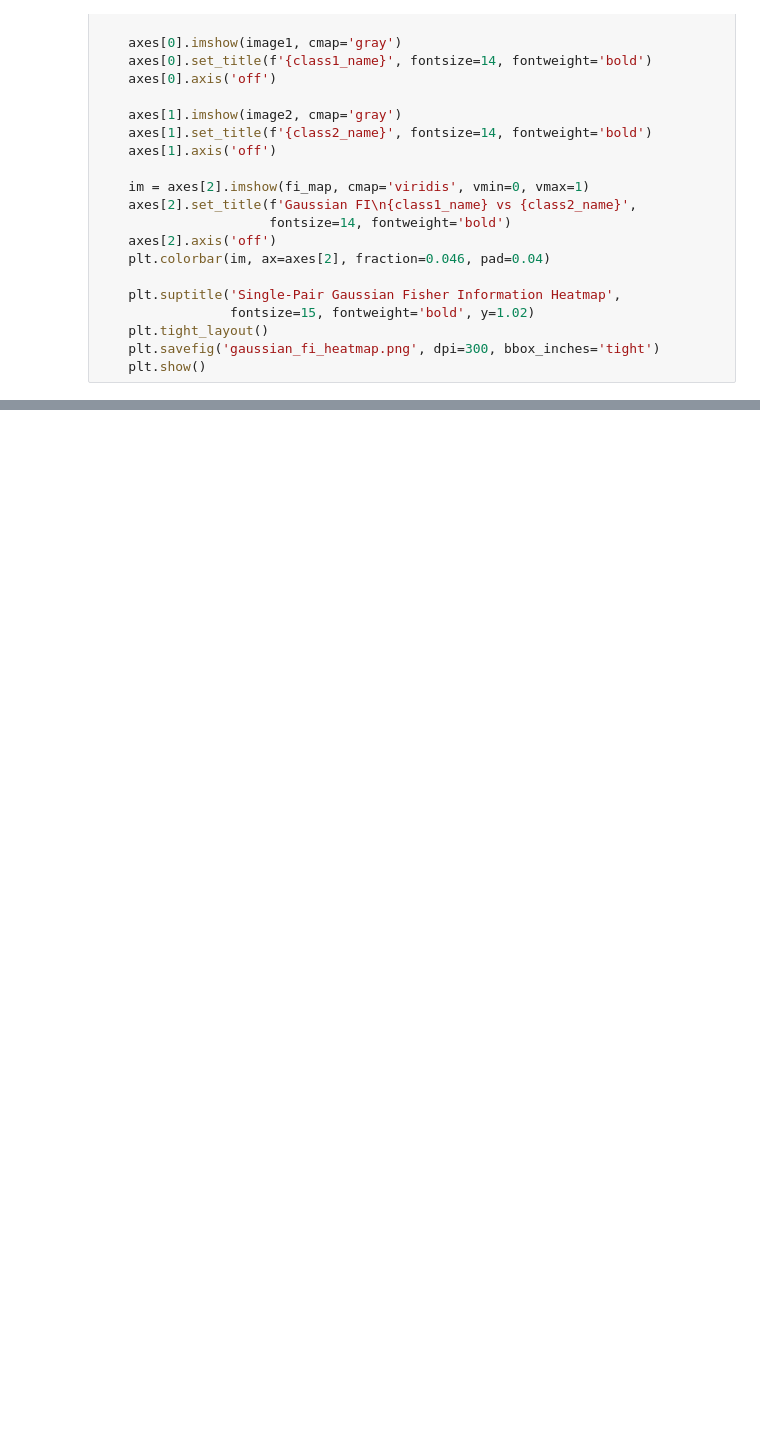
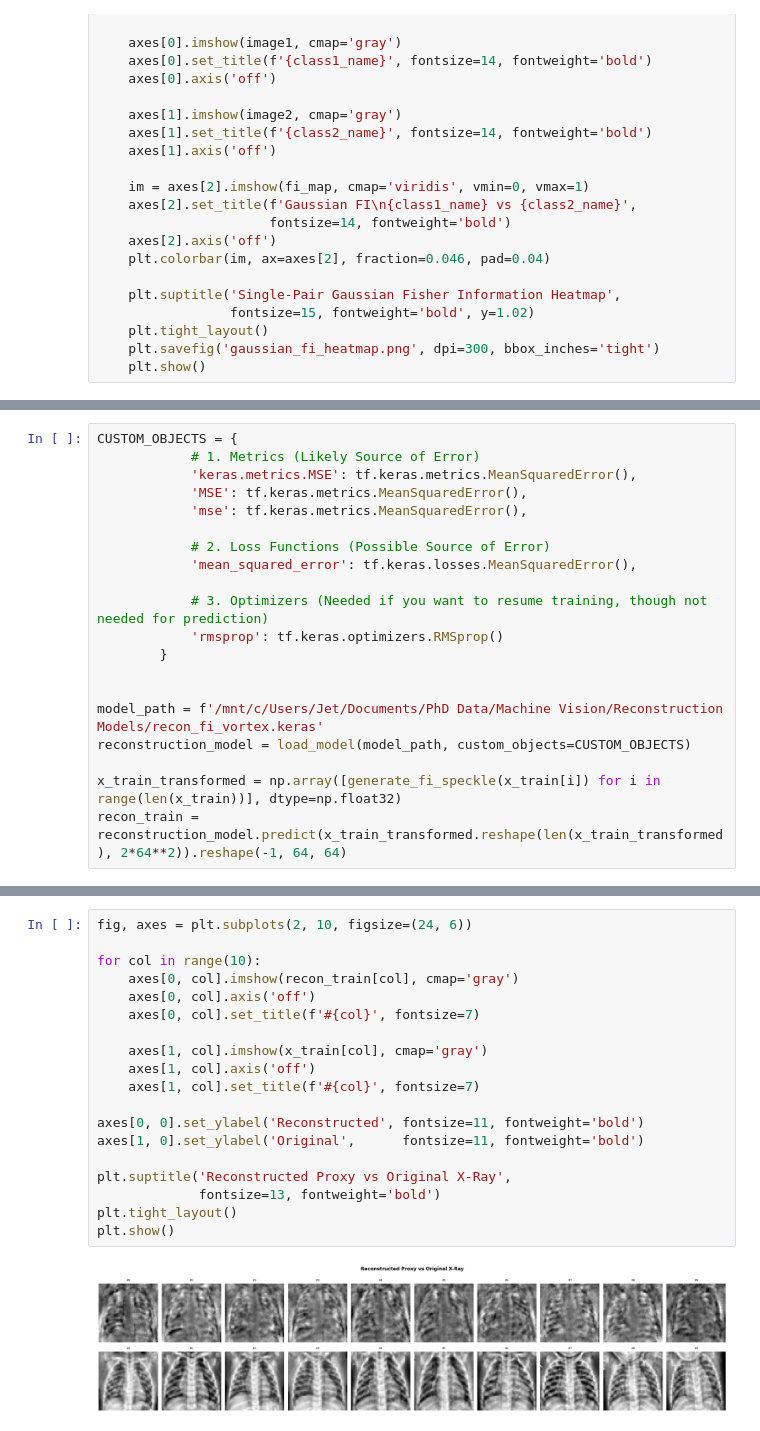
Before and after one commit to jetwidjaja96-cloud/MV, a Jupyter notebook: FI_Speckles_Complete.ipynb, the cells around one changed output, grey strips where cells are left out. Cells and saved outputs as stored; diff of their text form; blank space fills up the shorter version.

```diff
--- a/FI_Speckles_Complete.ipynb
+++ b/FI_Speckles_Complete.ipynb
@@ -698,0 +491,20 @@ I0000 00:00:1775622854.699472    3371 device_compiler.h:196] Compiled cluster us
+# %%
+CUSTOM_OBJECTS = {
+            # 1. Metrics (Likely Source of Error)
+            'keras.metrics.MSE': tf.keras.metrics.MeanSquaredError(),
+            'MSE': tf.keras.metrics.MeanSquaredError(),
+            'mse': tf.keras.metrics.MeanSquaredError(),
+
+            # 2. Loss Functions (Possible Source of Error)
+            'mean_squared_error': tf.keras.losses.MeanSquaredError(),
+
+            # 3. Optimizers (Needed if you want to resume training, though not needed for prediction)
+            'rmsprop': tf.keras.optimizers.RMSprop()
+        }
+
+
+model_path = f'/mnt/c/Users/Jet/Documents/PhD Data/Machine Vision/Reconstruction Models/recon_fi_vortex.keras'
+reconstruction_model = load_model(model_path, custom_objects=CUSTOM_OBJECTS)
+
+x_train_transformed = np.array([generate_fi_speckle(x_train[i]) for i in range(len(x_train))], dtype=np.float32)
+recon_train = reconstruction_model.predict(x_train_transformed.reshape(len(x_train_transformed), 2*64**2)).reshape(-1, 64, 64)
@@ -698,0 +513,21 @@ I0000 00:00:1775622854.699472    3371 device_compiler.h:196] Compiled cluster us
+# %%
+fig, axes = plt.subplots(2, 10, figsize=(24, 6))
+
+for col in range(10):
+    axes[0, col].imshow(recon_train[col], cmap='gray')
+    axes[0, col].axis('off')
+    axes[0, col].set_title(f'#{col}', fontsize=7)
+
+    axes[1, col].imshow(x_train[col], cmap='gray')
+    axes[1, col].axis('off')
+    axes[1, col].set_title(f'#{col}', fontsize=7)
+
+axes[0, 0].set_ylabel('Reconstructed', fontsize=11, fontweight='bold')
+axes[1, 0].set_ylabel('Original',      fontsize=11, fontweight='bold')
+
+plt.suptitle('Reconstructed Proxy vs Original X-Ray',
+             fontsize=13, fontweight='bold')
+plt.tight_layout()
+plt.show()
+# %% [output]
+[figure, added]
```
Also changed, not shown: parts of 15 cells of this notebook.
